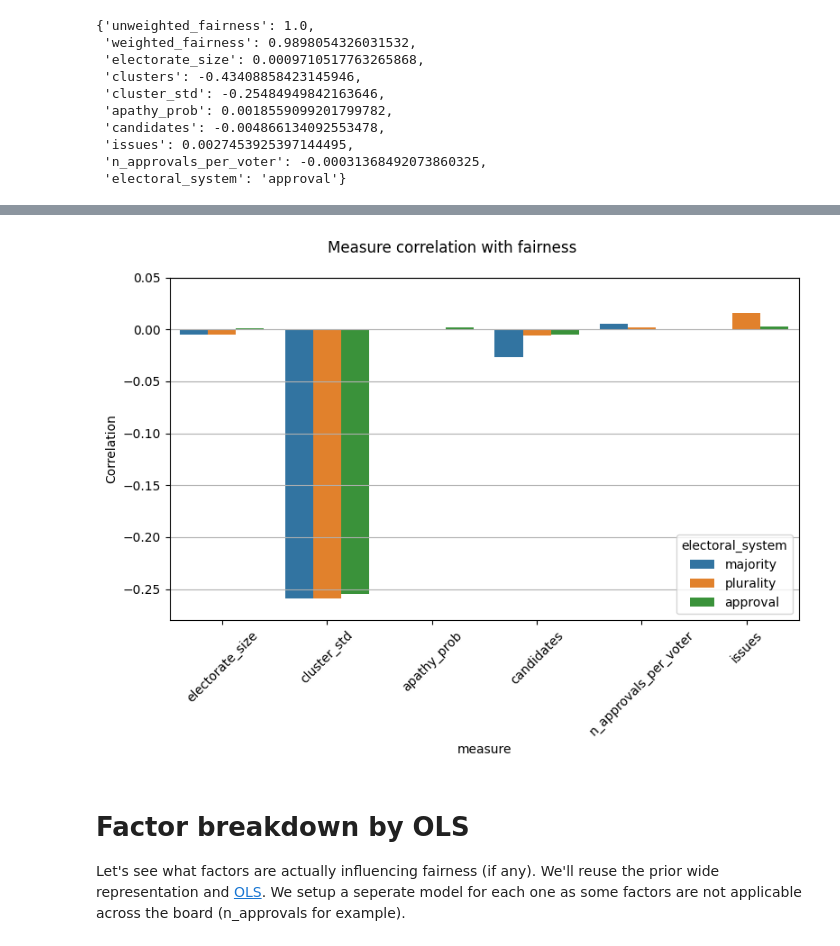
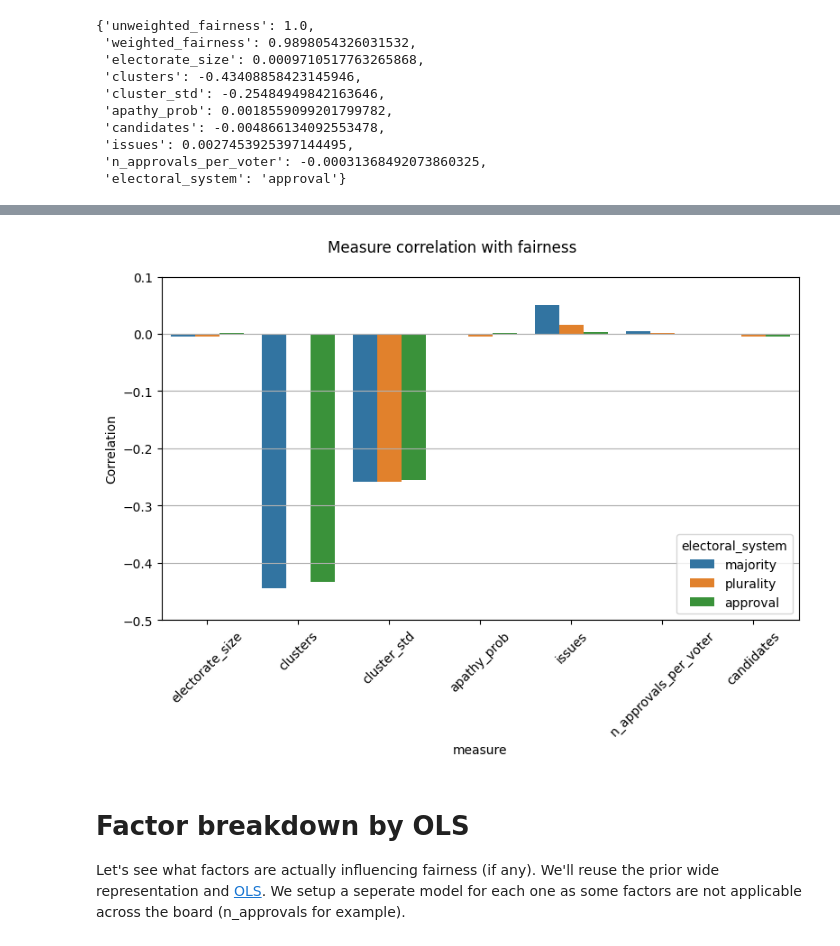
Before and after one commit to Expan75/complex-simulation-project, a Jupyter notebook: plurality_vs_majority_vs_rankedchoice.ipynb, the cells around one changed output, grey strips where cells are left out. Drawn from its saved outputs; the diff is of its cells as text; code cells hidden in the pictures.

```diff
--- a/plurality_vs_majority_vs_rankedchoice.ipynb
+++ b/plurality_vs_majority_vs_rankedchoice.ipynb
@@ -134,7 +134,7 @@ approval_corr_record
 # compose to make plotting easier
 corr_df = pd.DataFrame.from_records(
     [majority_corr_record, plurality_corr_record, approval_corr_record]
-).drop(["clusters", "weighted_fairness", "unweighted_fairness"], axis=1)
+).drop(["weighted_fairness", "unweighted_fairness"], axis=1)
 # %%
 corr_df
 # %% [output]
@@ -157,17 +157,17 @@ long_corr_df = long_corr_df.reset_index().drop("index", axis=1).drop([4, 9], axi
 # %%
 # drop the odd rows with non numerical value and plot
 cleaned_clong_corr = long_corr_df[~long_corr_df.value.isin(["plurality", "majority", "approval"])]
 
 fig, ax1 = plt.subplots(1, 1, figsize=(8, 6), tight_layout=True)
 sns.barplot(data=cleaned_clong_corr, x="measure", y="value", hue="electoral_system", ax=ax1)
-ax1.set_ylim([-0.28, 0.05])
+ax1.set_ylim([-0.5, 0.1])
 ax1.grid(axis="y")
 ax1.set_ylabel("Correlation")
 fig.suptitle("Measure correlation with fairness")
 plt.xticks(rotation=45)
 plt.show()
 # %% [output]
-[figure, old version]
+[figure, new version]
 # %% [markdown]
 # Factor breakdown by OLS
 
```
Also changed, not shown: parts of 4 cells of this notebook, 1 other file.
